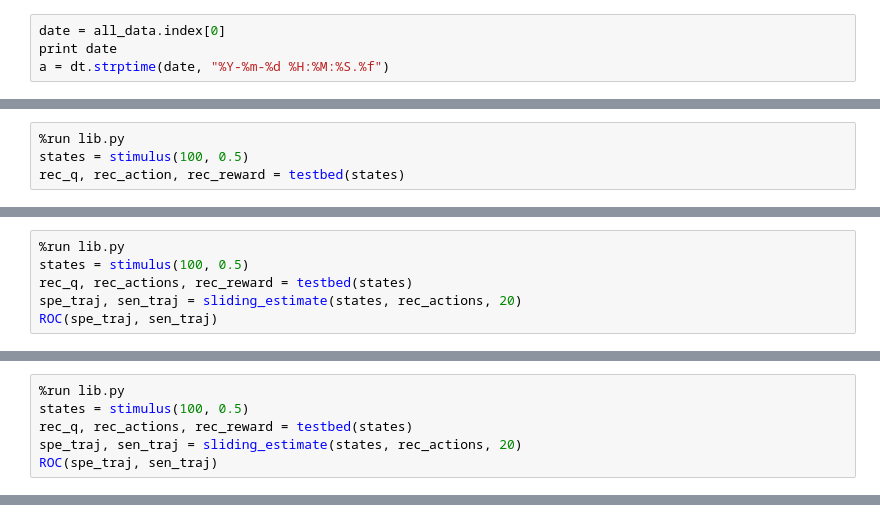
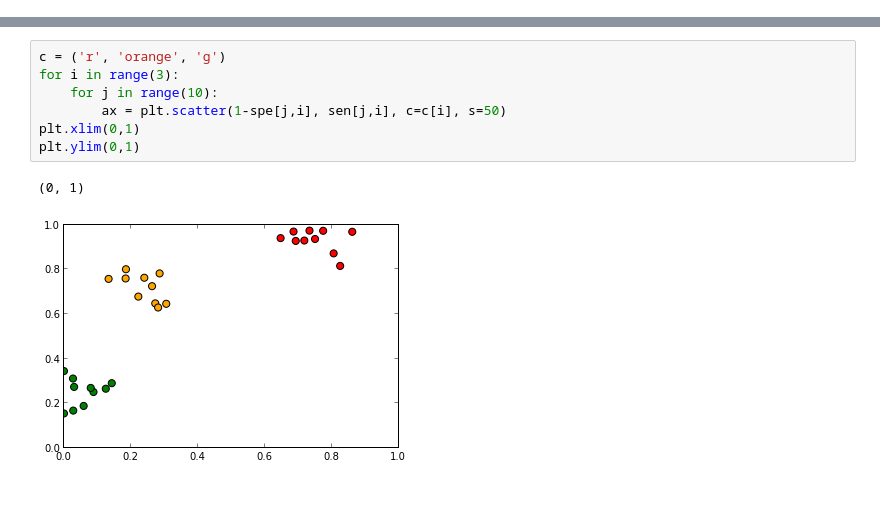
Before and after one commit to rcaze/15_02BeCaSc, a Jupyter notebook: Berdi2014.ipynb, the cells around one changed output, grey strips where cells are left out. Saved outputs shown, nothing was run; the diff lists cells and outputs as text; blank space fills up the shorter version.

```diff
--- a/Berdi2014.ipynb
+++ b/Berdi2014.ipynb
@@ -47,4 +0,0 @@ from datetime import datetime as dt
-# %%
-date = all_data.index[0]
-print date
-a = dt.strptime(date, "%Y-%m-%d %H:%M:%S.%f")
@@ -69,4 +0,0 @@ On can use an elementary model to describe the behaviour of the mouse. An agent
-# %%
-%run lib.py
-states = stimulus(100, 0.5)
-rec_q, rec_action, rec_reward = testbed(states)
@@ -87,6 +0,0 @@ I need to design a function with a sliding window, to determine the hit and fals
-# %%
-%run lib.py
-states = stimulus(100, 0.5)
-rec_q, rec_actions, rec_reward = testbed(states)
-spe_traj, sen_traj = sliding_estimate(states, rec_actions, 20)
-ROC(spe_traj, sen_traj)
@@ -97,6 +0,0 @@ The type of ROC observed by Alex look like this one. The problem illustrated by
-# %%
-%run lib.py
-states = stimulus(100, 0.5)
-rec_q, rec_actions, rec_reward = testbed(states)
-spe_traj, sen_traj = sliding_estimate(states, rec_actions, 20)
-ROC(spe_traj, sen_traj)
@@ -106,0 +169,10 @@ I saw one of Alex's mice training session. There are many interesting things I l
+# %%
+c = ('r', 'orange', 'g')
+for i in range(3):
+    for j in range(10):
+        ax = plt.scatter(1-spe[j,i], sen[j,i], c=c[i], s=50)
+plt.xlim(0,1)
+plt.ylim(0,1)
+# %% [output]
+(0, 1)
+[figure, added]
```
Also changed, not shown: parts of 26 cells of this notebook, 1 other file.
